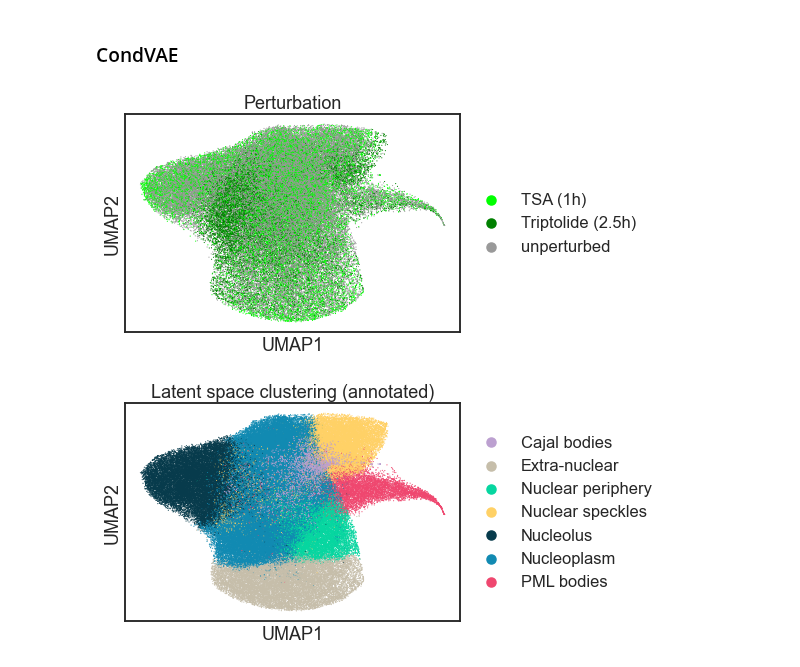
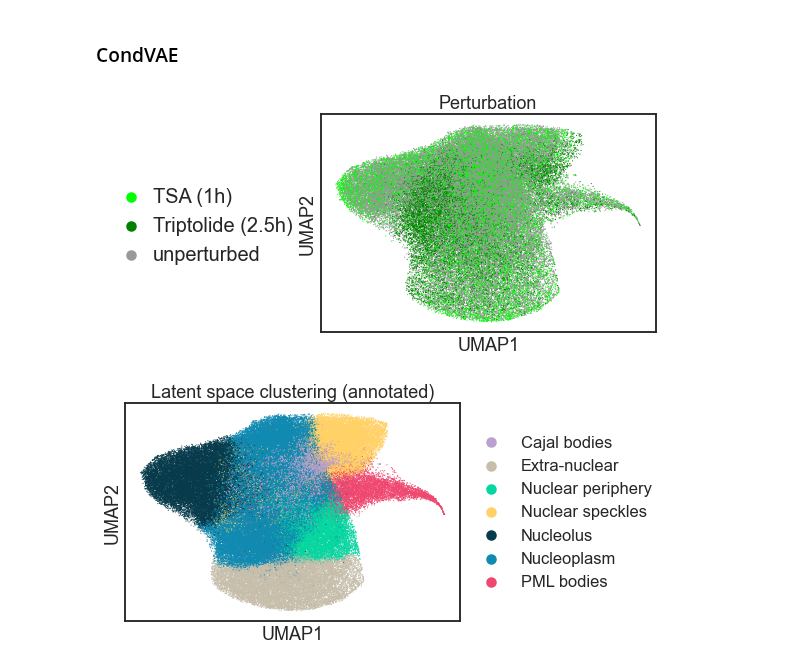
Before and after one commit to theislab/campa_ana, a Jupyter notebook: figure_notebooks/fig1_umap_linear_classifier.ipynb, the cells around one changed output. Drawn from its saved outputs; the diff is of its cells as text; code cells hidden in the pictures.

```diff
--- a/figure_notebooks/fig1_umap_linear_classifier.ipynb
+++ b/figure_notebooks/fig1_umap_linear_classifier.ipynb
@@ -227,12 +227,14 @@ adata_sub.uns['perturbation_plot_colors'] = [perturbation_plot_colors[p] for p i
 # %%
 # plot perturbation on subset of data
 # ensure that order of points is random
 random_indices=np.random.permutation(list(range(adata_sub.shape[0])))
 fig, ax = plt.subplots()
 sc.pl.umap(adata_sub[random_indices], color='perturbation_plot', size=5, legend_loc='right margin', title='Perturbation', ax=ax, show=False)
+# move legend
+plt.legend(bbox_to_anchor=(-0.65, 0.7), loc=2, borderaxespad=0., ncol=1, frameon=False, prop={'size': 20}, handletextpad=0.1)
 plt.savefig(fig_dir/'umap_condVAE_perturbation.png', bbox_inches='tight', dpi=300)
 # %% [output]
-[figure, old version]
+[figure, new version]
 # %%
 # plot annotated clustering (with cajal bodies on top) on all data
 indices = set(range(adata.shape[0]))
```
Also changed, not shown: parts of 10 cells of this notebook, 5 other files.
